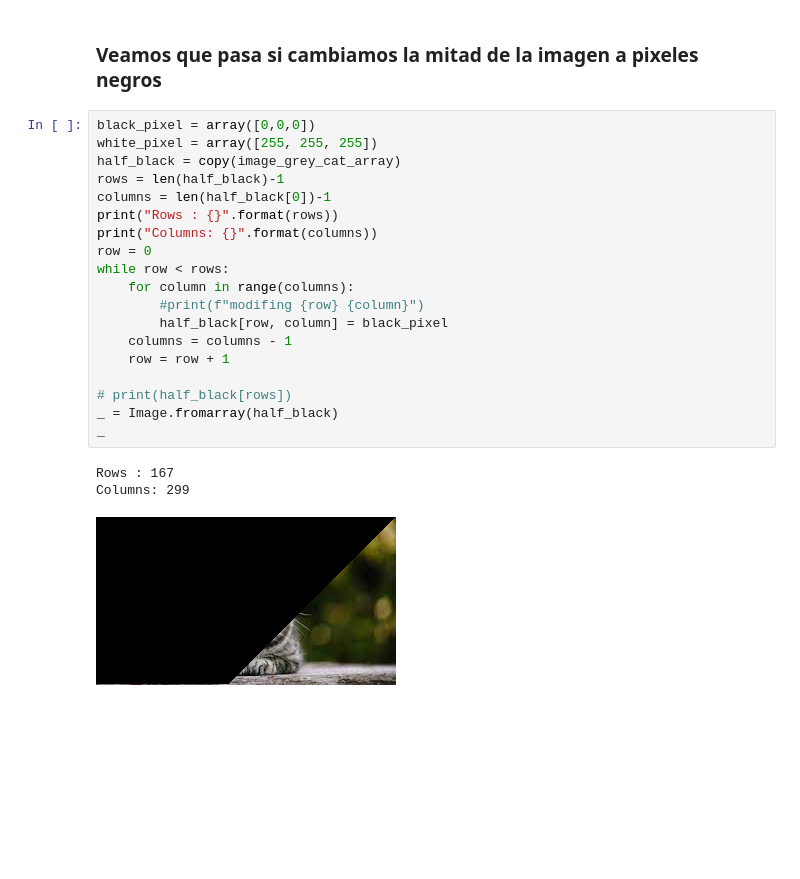
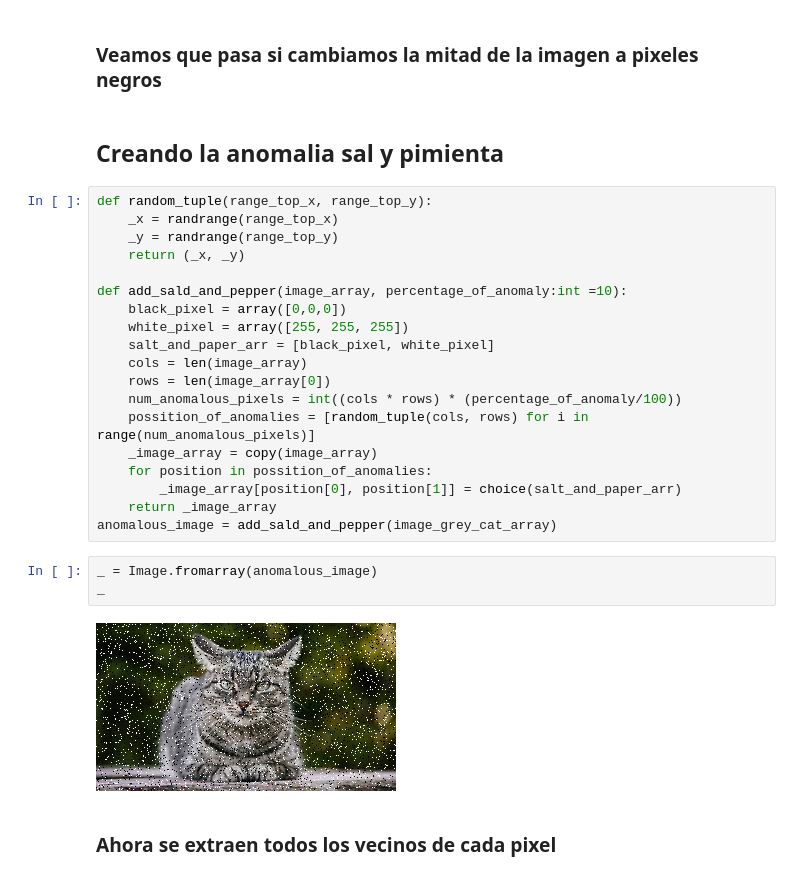
Before and after one commit to jesushl/correccion_anomalias_basico, a Jupyter notebook: Remoción de anomalías.ipynb, the cells around one changed output. Saved outputs shown, nothing was run; the diff lists cells and outputs as text; blank space fills up the shorter version.

```diff
--- a/Remoción de anomalías.ipynb
+++ b/Remoción de anomalías.ipynb
@@ -39,26 +41,31 @@ RGB
 #### Un pixel negro se representa como [0, 0, 0] y un pixel blanco con [255, 255, 255], conforme al modelo RGB (sistema de color aditivo)
 # %% [markdown]
 ### Veamos que pasa si cambiamos la mitad de la imagen a pixeles negros
-# %%
-black_pixel = array([0,0,0])
-white_pixel = array([255, 255, 255])
-half_black = copy(image_grey_cat_array)
-rows = len(half_black)-1
-columns = len(half_black[0])-1
-print("Rows : {}".format(rows))
-print("Columns: {}".format(columns))
-row = 0
-while row < rows:
-    for column in range(columns):
-        #print(f"modifing {row} {column}")
-        half_black[row, column] = black_pixel
-    columns = columns - 1
-    row = row + 1
-
-# print(half_black[rows])
-_ = Image.fromarray(half_black)
-_
-# %% [output]
-Rows : 167
-Columns: 299
-[figure, removed]
+# %% [markdown]
+## Creando la anomalia sal y pimienta
+# %%
+def random_tuple(range_top_x, range_top_y):
+    _x = randrange(range_top_x)
+    _y = randrange(range_top_y)
+    return (_x, _y)
+
+def add_sald_and_pepper(image_array, percentage_of_anomaly:int =10):
+    black_pixel = array([0,0,0])
+    white_pixel = array([255, 255, 255])
+    salt_and_paper_arr = [black_pixel, white_pixel]
+    cols = len(image_array)
+    rows = len(image_array[0])
+    num_anomalous_pixels = int((cols * rows) * (percentage_of_anomaly/100))
+    possition_of_anomalies = [random_tuple(cols, rows) for i in range(num_anomalous_pixels)]
+    _image_array = copy(image_array)
+    for position in possition_of_anomalies:
+        _image_array[position[0], position[1]] = choice(salt_and_paper_arr)
+    return _image_array
+anomalous_image = add_sald_and_pepper(image_grey_cat_array)
+# %%
+_ = Image.fromarray(anomalous_image)
+_
+# %% [output]
+[figure, added]
+# %% [markdown]
+### Ahora se extraen todos los vecinos de cada pixel
```
Also changed, not shown: parts of 10 cells of this notebook.
